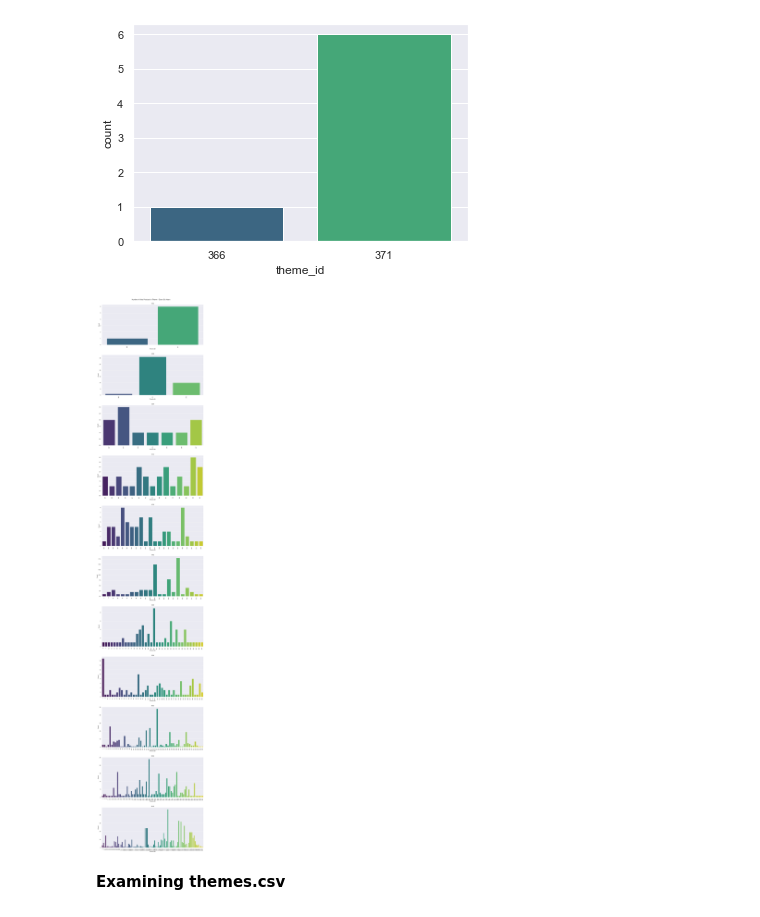
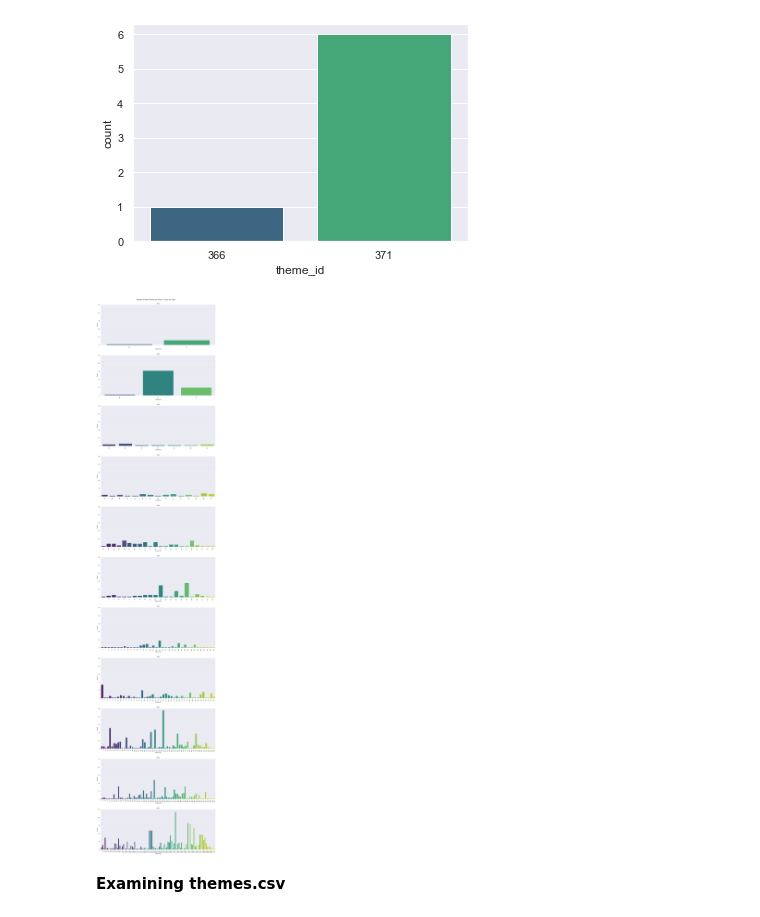
Before and after one commit to maryschindler/holiday_sprint, a Jupyter notebook: code/1_EDA_on_separate_dfs.ipynb, the cells around one changed output. Cells and saved outputs as stored; diff of their text form; code cells hidden in the pictures.

```diff
--- a/code/1_EDA_on_separate_dfs.ipynb
+++ b/code/1_EDA_on_separate_dfs.ipynb
@@ -932,41 +932,41 @@ sns.countplot(x = 'theme_id',
 # %% [output]
 [figure]
 # %%
-fig, axs = plt.subplots(11, figsize = (16, 88))
+fig, axs = plt.subplots(11, figsize = (18, 88), sharey = True)
 
 plt.subplots_adjust(hspace = 0.25)
 
 plt.suptitle('Number of Sets Produce by Theme - Every Six Years', y = .888)
 
 for year in set_years[0:66:6]:
 
     #plotting:
     sns.countplot(x = 'theme_id',
                   data = sets_df[sets_df['year'] == year],
                   palette = 'viridis',
                   ax = axs[set_years[0:66:6].index(year)]).set(title = year,
                                                               xlabel = 'Theme ID',
                                                               ylabel = 'Count')
 
     #setting the xticks in subplots
     for label in axs[0].get_xmajorticklabels() + \
                 axs[1].get_xmajorticklabels() +\
                 axs[2].get_xmajorticklabels() +\
                 axs[3].get_xmajorticklabels() +\
                 axs[4].get_xmajorticklabels() +\
                 axs[5].get_xmajorticklabels() +\
                 axs[6].get_xmajorticklabels() +\
                 axs[7].get_xmajorticklabels() +\
                 axs[8].get_xmajorticklabels() +\
                 axs[9].get_xmajorticklabels() +\
                 axs[10].get_xmajorticklabels():
         label.set_fontsize(10)
         label.set_rotation(90)
         label.set_horizontalalignment("center")
 
     plt.show;
 # %% [output]
-[figure, old version]
+[figure, new version]
 # %% [markdown]
 **Examining themes.csv**
 # %%
```
Also changed, not shown: parts of 6 cells of this notebook, 3 other files.
